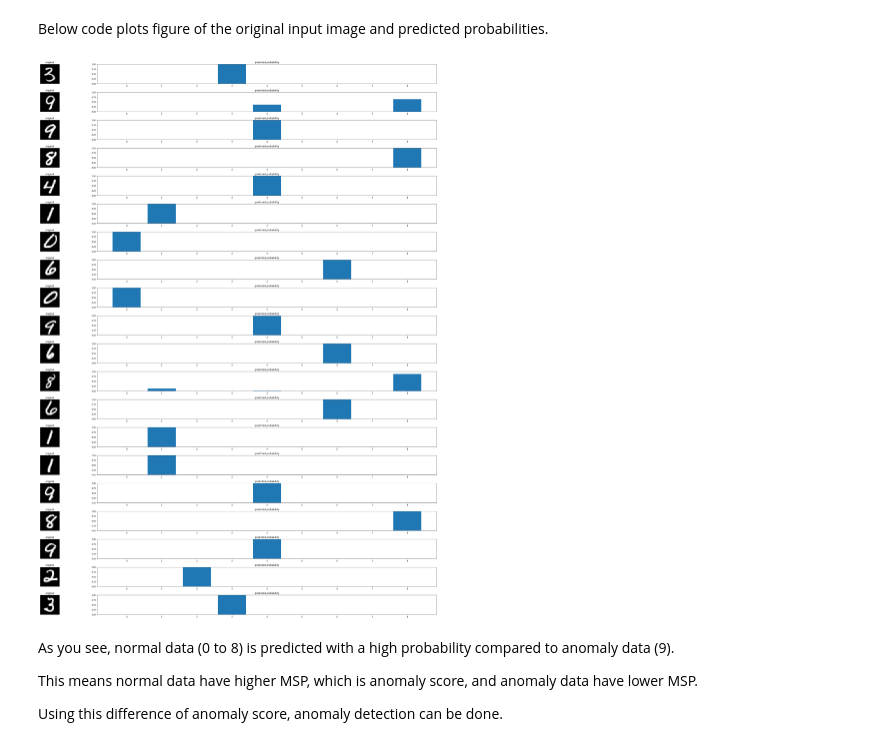
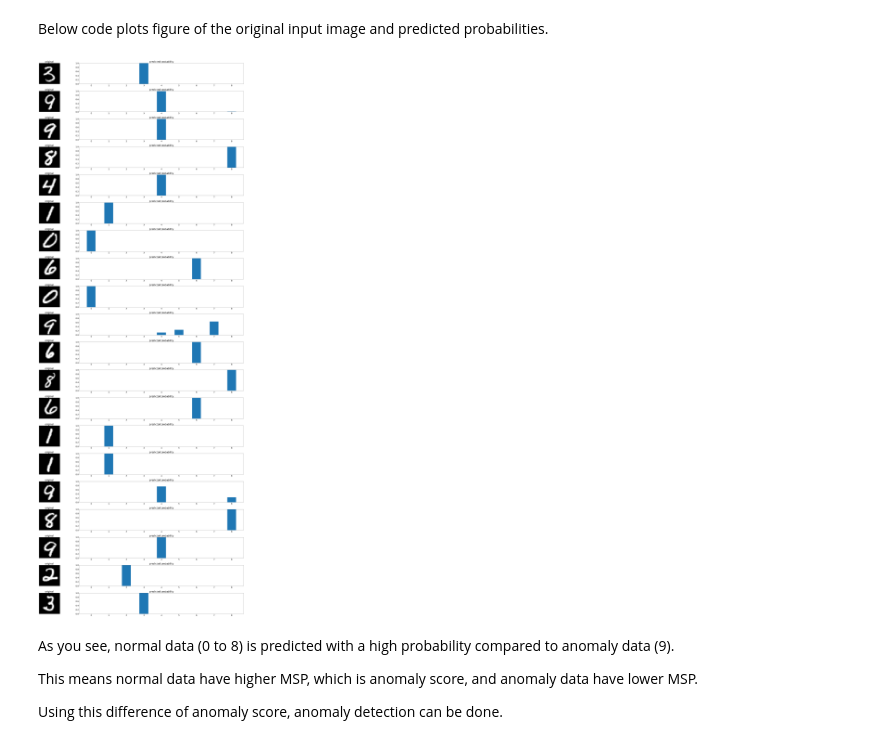
Before and after one commit to jhChoi1997/EE488_AI_Convergence_Capstone_Design_Anomaly_Detection_2022spring, a Jupyter notebook: Experiment1/Introduction_to_Anomaly_Detection_Classification.ipynb, the cells around one changed output. Drawn from its saved outputs; the diff is of its cells as text; code cells hidden in the pictures.

```diff
--- a/Experiment1/Introduction_to_Anomaly_Detection_Classification.ipynb
+++ b/Experiment1/Introduction_to_Anomaly_Detection_Classification.ipynb
@@ -20,6 +20,8 @@ device = 'cuda' if torch.cuda.is_available() else 'cpu'
 print(f'Using {device} device')
 # %% [output]
 Using cuda device
+# %%
+plt.rc('font', size=20)
 # %% [markdown]
 You can change the hyperparameter below.
 Parameter 'ANOMALY_NUM' means which number to set as an anomaly.
@@ -192,12 +194,12 @@ def test(dataloader, model, loss_fn, anomaly_score, draw_mode = False):
 
     print(f'normal loss : {normal_loss_mean}')
 
-    return roc_auc.item(), normal_loss_mean, normal_score_mean, anomaly_score_mean
+    return roc_auc.item(), normal_loss_mean, normal_score_mean, anomaly_score_mean, normal_scores, anomaly_scores
 # %% [markdown]
 See how CCE loss and AUC changes during training.
 Loss is calculated during train and AUC is calculated during validation.
 # %%
-CCEtrain_losses = []
+train_losses = []
 val_normal_losses= []
 val_normal_scores = []
 val_anomaly_scores = []
@@ -209,7 +211,7 @@ best_model = model.to(device)
 for t in range(EPOCHS):
     print(f"Epoch {t + 1}\n-------------------------------")
     train_loss = train(train_dataloader, model, loss_fn, optimizer)
-    auc,val_normal_loss, val_normal_score, val_anomaly_score = test(val_dataloader, model, loss_fn, anomaly_score)
+    auc,val_normal_loss, val_normal_score, val_anomaly_score, _, _ = test(val_dataloader, model, loss_fn, anomaly_score)
 
     train_losses.append(train_loss)
     val_normal_losses.append(val_normal_loss)
@@ -279,30 +295,30 @@ normal loss : 0.0509268031584913
 Below code plots figure of the original input image and predicted probabilities.
 # %%
 n = 20
-plt.figure(figsize=(40, 40))
+plt.figure(figsize=(40, 80))
 
 for i in range(n):
     input_image = test_dataset[i][0].to(device)
     pred_prob = torch.softmax(best_model(input_image.unsqueeze(0)),dim=1).cpu().detach().squeeze().numpy()
 
     ax = plt.subplot(n, 2, 2*i+1)
     plt.imshow(input_image[0].cpu())
     plt.title('original')
     plt.gray()
     ax.get_xaxis().set_visible(False)
     ax.get_yaxis().set_visible(False)
 
     ax2 = plt.subplot(n, 2, 2*i+2)
     ax2.set_ylim([0,1])
     classify_as = np.array(list(range(ANOMALY_NUM)) + list(range(ANOMALY_NUM+1,9)))
-    plt.bar(classify_as, pred_prob, tick_label = [str(i) for i in classify_as])
+    plt.bar(classify_as, pred_prob, width = 0.5, tick_label = [str(i) for i in classify_as])
     #plt.imshow(output_image[0].squeeze().detach().cpu())
     plt.title('predicted probability')
     plt.tight_layout()
 
 plt.show()
 # %% [output]
-[figure, old version]
+[figure, new version]
 # %% [markdown]
 As you see, normal data (0 to 8) is predicted with a high probability compared to anomaly data (9).
 
```
Also changed, not shown: parts of 5 cells of this notebook.
